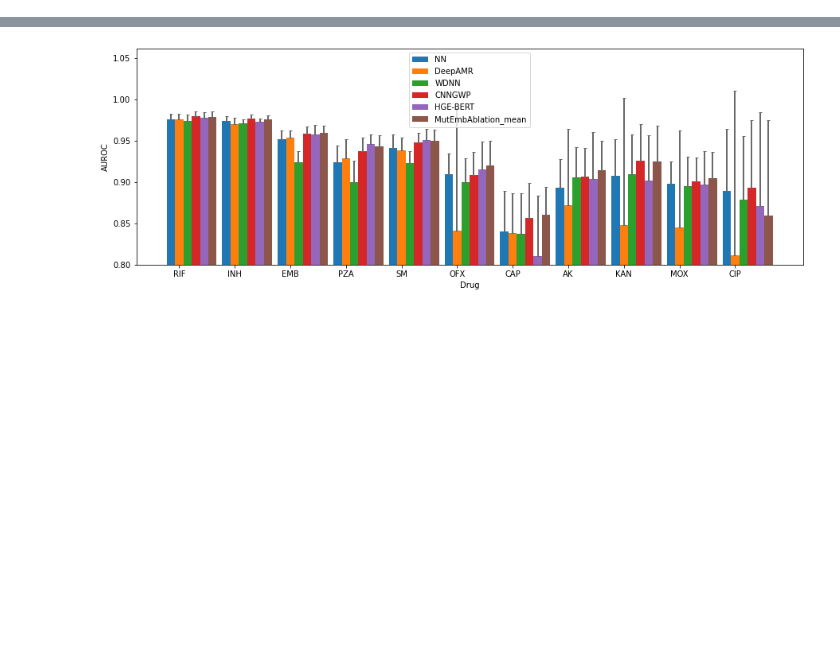
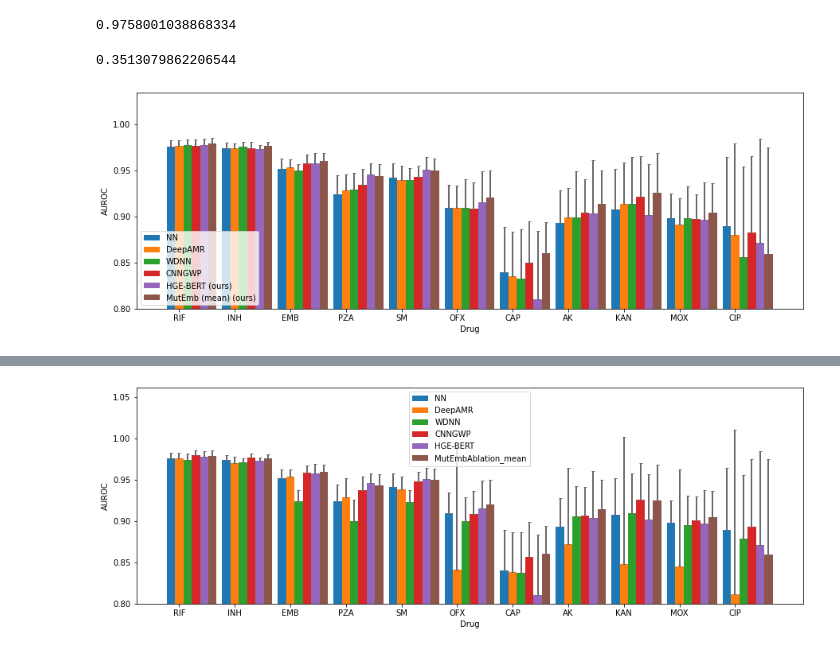
Before and after one commit to emma-yyy-22/codeforpaper, a Jupyter notebook: codes/AnalysisBinaryResults2.ipynb, the cells around one changed output, grey strips where cells are left out. Cells and saved outputs as stored; diff of their text form; code cells hidden in the pictures; blank space fills up the shorter version.

```diff
--- a/codes/AnalysisBinaryResults2.ipynb
+++ b/codes/AnalysisBinaryResults2.ipynb
@@ -13,0 +41,7 @@ from utils import *
+# %%
+with open(f'../results/INH_WDNN.pkl', 'rb') as f:
+    res = pickle.load(f)[0]
+
+roc_auc_score(res['test_labels'], res['test_preds'])
+# %% [output]
+0.9758001038868334
@@ -14,3 +63,16 @@ from utils import *
+# %%
+get_test_res('INH', 'DeepAMR', 0)
+# %% [output]
+0.3513079862206544
+# %%
+# function to calculate the auroc for WDNN and DeepAMR
+def get_auroc(drug, model):
+    with open(f'../results/{drug}_{model}.pkl', 'rb') as f:
+        res = pickle.load(f)
+    auroc_list = []
+    for i in range(len(res)):
+        auroc_list.append(roc_auc_score(res[i]['test_labels'], res[i]['test_preds']))
+    return {'auroc_list': auroc_list, 'auroc': (np.mean(auroc_list), np.std(auroc_list))}
 # %%
 # Find the best threshold for classification by the Youden’s J statistic.
 def find_thr(labels, preds):
@@ -20,12 +82,12 @@ def find_thr(labels, preds):
 
 
 # Function to calculate the test results (mean + std)
-def getBinaryResults(dataset, drug, model):
-    with open(f'../Results/single_binary_classification/{dataset}/{drug}_{model}.pkl', 'rb') as f:
+def getBinaryResults(drug, model):
+    if model == 'WDNN' or model == 'DeepAMR':
+        return get_auroc(drug, model)
+
+    with open(f'../results/{drug}_{model}.pkl', 'rb') as f:
         res = pickle.load(f)
-    if 'lr' in model:
-        with open(f'../Results/multi_binary_classification/{drug}_{model}.pkl', 'rb') as f:
-            res = pickle.load(f)
     if "bert" in model or 'nn' in model or 'rf' in model or 'lr' in model:
         res_list, best_param_list = res
         res = res_list
@@ -72,10 +134,8 @@ def getBinaryResults(dataset, drug, model):
     return res_dict
 # %%
 # plot the auroc for all drugs in the Walker dataset
-def binaryBarPlot(dataset, matrix, model_list, model_name):
-    drug_list = getDrugList(dataset)
-    # model_list = ['nn','DeepAMR','WDNN', 'CNNGWP', 'bert1', 'bert1_no_freeze']
-    # model_name = {'nn': 'NN', 'bert1': 'HGE-BERT', 'bert1_no_freeze': 'HGE-BERT (unfrozen)', 'DeepAMR': 'DeepAMR', 'WDNN': 'WDNN', 'CNNGWP': 'CNNGWP', 'rf': 'RF', 'LR': 'LR'}
+def binaryBarPlot(matrix, model_list, model_name, path=None):
+    drug_list = get_drug_list()
     matrix_name = {'sen': 'Sensitivity', 'spe': 'Specificity', 'f1': 'F1-score', 'auroc': 'AUROC', 'mcc': 'MCC', 'auprc': 'AUPRC'}
     # group bar plot
     X_axis = np.arange(len(drug_list))
@@ -84,7 +144,7 @@ def binaryBarPlot(dataset, matrix, model_list, model_name):
     for model in model_list:
         res_dict[model] = {'mean': [], 'std': []}
         for drug in drug_list:
-            mean_value, std_value = getBinaryResults(dataset, drug, model)[matrix]
+            mean_value, std_value = getBinaryResults(drug, model)[matrix]
             res_dict[model]['mean'].append(mean_value)
             res_dict[model]['std'].append(std_value)
             if mean_value < y_min:
@@ -107,5 +167,12 @@ def binaryBarPlot(dataset, matrix, model_list, model_name):
     ax.set_xticks(X_axis + width)
     ax.set_xticklabels([drug for drug in drug_list])
     ax.legend()
-    # plt.savefig(f'../Figures/res_{dataset}_binary_{matrix}.png', bbox_inches='tight')
+    if path is not None:
+        plt.savefig(path, bbox_inches='tight')
     plt.show()
+# %%
+model_list = ['nn','DeepAMR','WDNN', 'CNNGWP2', 'bert1', 'MutEmbAblation_mean']
+model_name = {'nn': 'NN', 'bert1': 'HGE-BERT (ours)', 'bert1_no_freeze': 'HGE-BERT (unfrozen)', 'DeepAMR': 'DeepAMR', 'WDNN': 'WDNN', 'CNNGWP2': 'CNNGWP', 'rf': 'RF', 'LR': 'LR', 'MutEmbAblation_mean': 'MutEmb (mean) (ours)'}
+binaryBarPlot('auroc', model_list, model_name, path='../figures/auroc_barplot.png')
+# %% [output]
+[figure, added]
```
Also changed, not shown: parts of 8 cells of this notebook, 1 other file.
